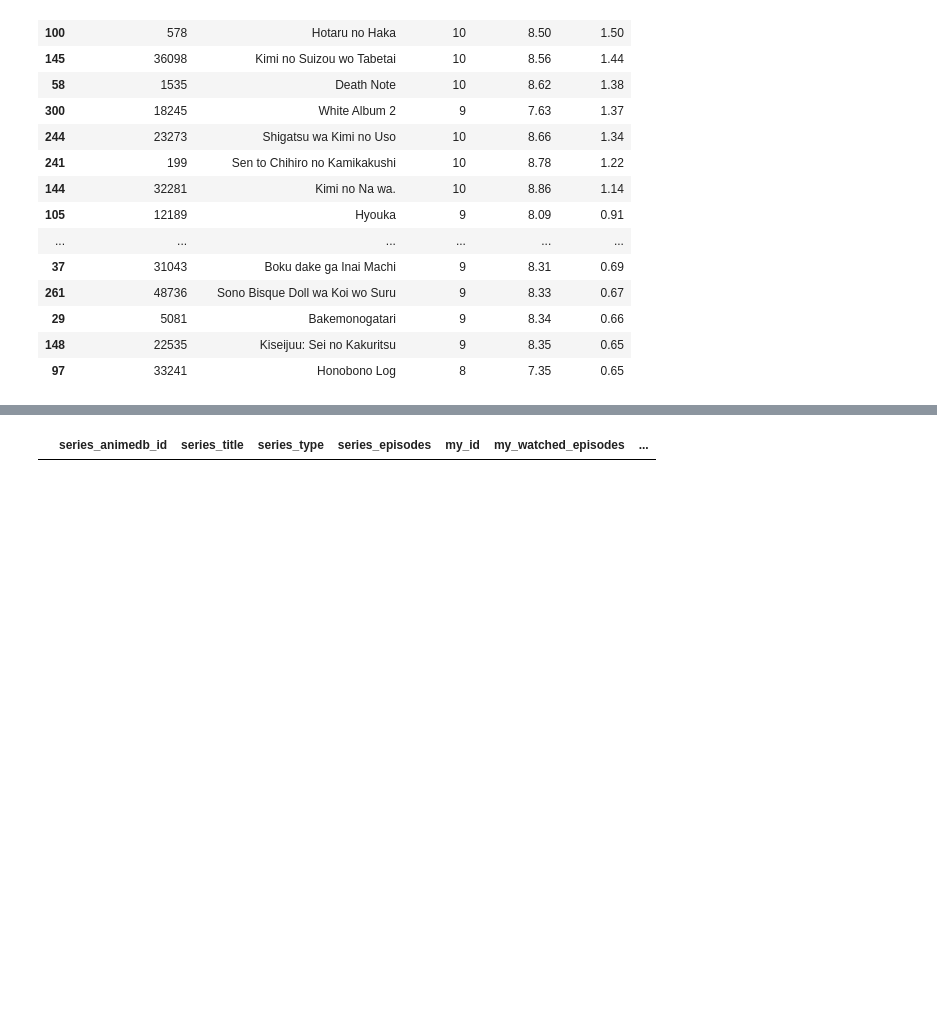
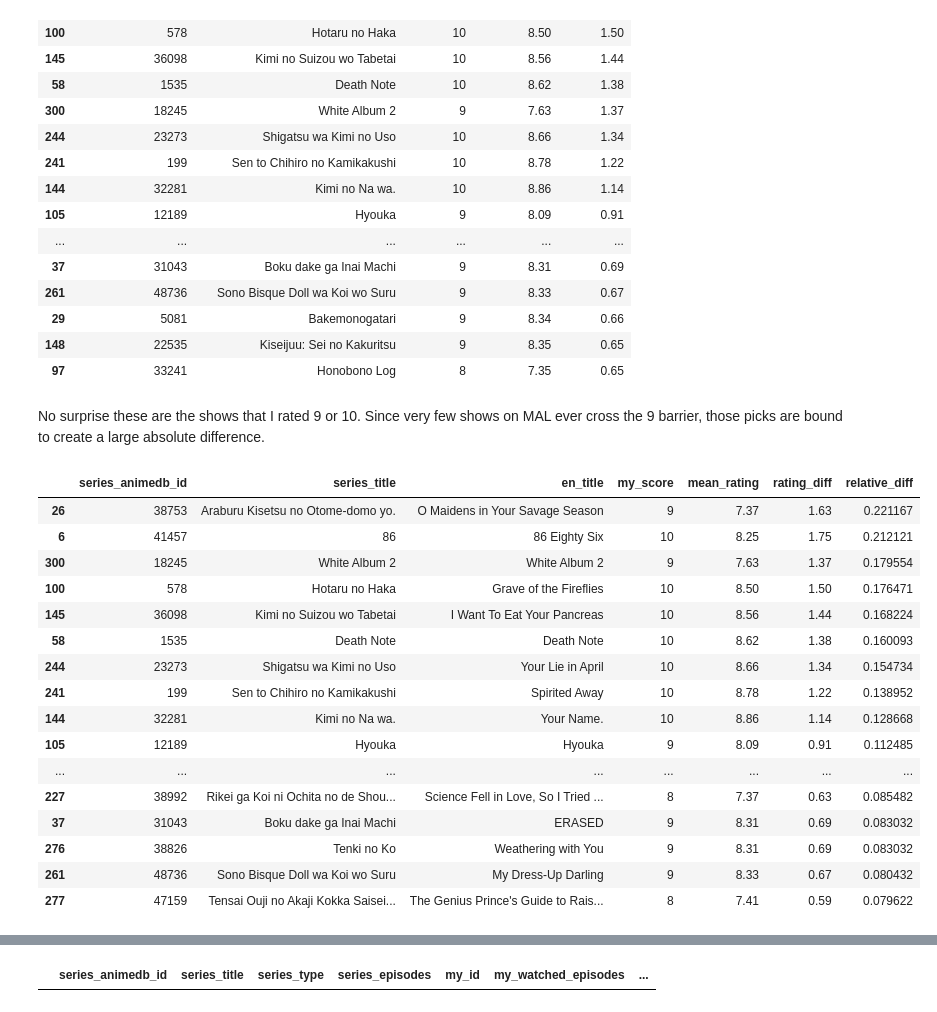
Before and after one commit to boompig/anime-recommendations, a Jupyter notebook: Data Exploration.ipynb, the cells around one changed output, grey strips where cells are left out. Drawn from its saved outputs; the diff is of its cells as text; code cells hidden in the pictures; blank space fills up the shorter version.

```diff
--- a/Data Exploration.ipynb
+++ b/Data Exploration.ipynb
@@ -576,3 +582,5 @@ rated_df.sort_values('rating_diff', ascending=False).head(20)\
 | 29 | 5081 | Bakemonogatari | 9 | 8.34 | 0.66 |
 | 148 | 22535 | Kiseijuu: Sei no Kakuritsu | 9 | 8.35 | 0.65 |
 | 97 | 33241 | Honobono Log | 8 | 7.35 | 0.65 |
+# %% [markdown]
+No surprise these are the shows that I rated 9 or 10. Since very few shows on MAL ever cross the 9 barrier, those picks are bound to create a large absolute difference.
@@ -578,0 +594,21 @@ rated_df.sort_values('rating_diff', ascending=False).head(20)\
+# %%
+rated_df.sort_values('relative_diff', ascending=False).head(20)\
+[['series_animedb_id', 'series_title', 'en_title', 'my_score', 'mean_rating', 'rating_diff', 'relative_diff']]
+# %% [output]
+|  | series_animedb_id | series_title | en_title | my_score | mean_rating | rating_diff | relative_diff |
+| 26 | 38753 | Araburu Kisetsu no Otome-domo yo. | O Maidens in Your Savage Season | 9 | 7.37 | 1.63 | 0.221167 |
+| 6 | 41457 | 86 | 86 Eighty Six | 10 | 8.25 | 1.75 | 0.212121 |
+| 300 | 18245 | White Album 2 | White Album 2 | 9 | 7.63 | 1.37 | 0.179554 |
+| 100 | 578 | Hotaru no Haka | Grave of the Fireflies | 10 | 8.50 | 1.50 | 0.176471 |
+| 145 | 36098 | Kimi no Suizou wo Tabetai | I Want To Eat Your Pancreas | 10 | 8.56 | 1.44 | 0.168224 |
+| 58 | 1535 | Death Note | Death Note | 10 | 8.62 | 1.38 | 0.160093 |
+| 244 | 23273 | Shigatsu wa Kimi no Uso | Your Lie in April | 10 | 8.66 | 1.34 | 0.154734 |
+| 241 | 199 | Sen to Chihiro no Kamikakushi | Spirited Away | 10 | 8.78 | 1.22 | 0.138952 |
+| 144 | 32281 | Kimi no Na wa. | Your Name. | 10 | 8.86 | 1.14 | 0.128668 |
+| 105 | 12189 | Hyouka | Hyouka | 9 | 8.09 | 0.91 | 0.112485 |
+| ... | ... | ... | ... | ... | ... | ... | ... |
+| 227 | 38992 | Rikei ga Koi ni Ochita no de Shou... | Science Fell in Love, So I Tried ... | 8 | 7.37 | 0.63 | 0.085482 |
+| 37 | 31043 | Boku dake ga Inai Machi | ERASED | 9 | 8.31 | 0.69 | 0.083032 |
+| 276 | 38826 | Tenki no Ko | Weathering with You | 9 | 8.31 | 0.69 | 0.083032 |
+| 261 | 48736 | Sono Bisque Doll wa Koi wo Suru | My Dress-Up Darling | 9 | 8.33 | 0.67 | 0.080432 |
+| 277 | 47159 | Tensai Ouji no Akaji Kokka Saisei... | The Genius Prince's Guide to Rais... | 8 | 7.41 | 0.59 | 0.079622 |
```
Also changed, not shown: parts of 26 cells of this notebook, 14 other files.
